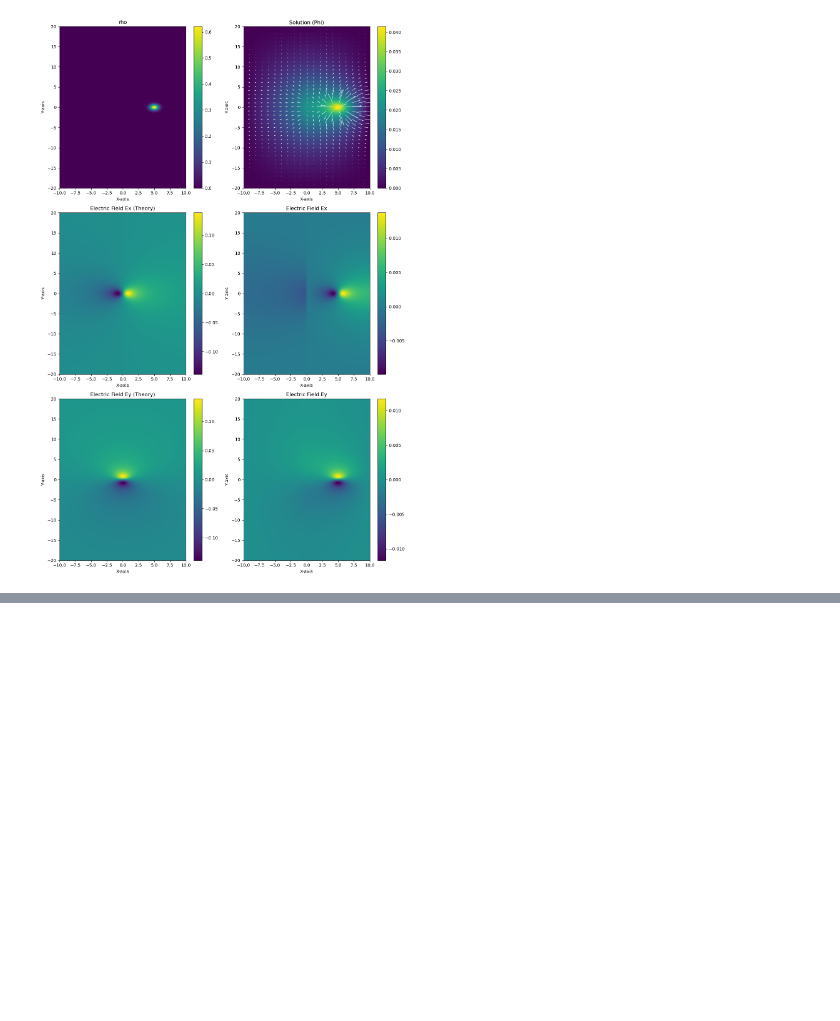
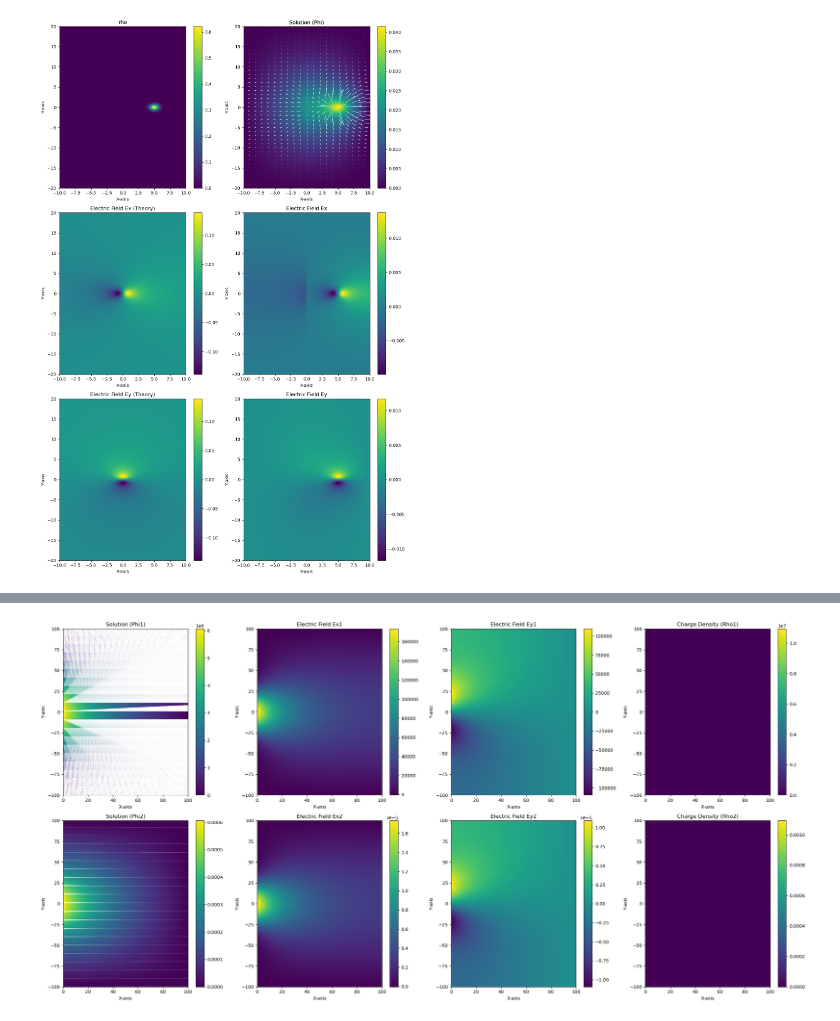
Before and after one commit to KingSpawn15/meep-fields, a Jupyter notebook: matrices_manipulation.ipynb, the cells around one changed output, grey strips where cells are left out. Cells and saved outputs as stored; diff of their text form; code cells hidden in the pictures; blank space fills up the shorter version.

```diff
--- a/matrices_manipulation.ipynb
+++ b/matrices_manipulation.ipynb
@@ -195,0 +556,72 @@ fig.colorbar(c1, ax=axs)
+# %%
+%matplotlib inline
+import matplotlib.pyplot as plt
+
+step = 5
+# Create a 2x4 grid of subplots
+fig, axs = plt.subplots(2, 4, figsize=(24, 12))
+
+# Plot phi1
+c1 = axs[0, 0].imshow(phi1, extent=(xmin, xmax, ymin, ymax), origin='lower', cmap='viridis', aspect='auto')
+axs[0, 0].quiver(X[::step, ::step], Y[::step, ::step], Ex1[::step, ::step], Ey1[::step, ::step],
+                 color='white', scale=.001)
+axs[0, 0].set_title('Solution (Phi1)')
+axs[0, 0].set_xlabel('X-axis')
+axs[0, 0].set_ylabel('Y-axis')
+fig.colorbar(c1, ax=axs[0, 0])
+
+# Plot Ex1
+c2 = axs[0, 1].imshow(Ex1, extent=(xmin, xmax, ymin, ymax), origin='lower', cmap='viridis', aspect='auto')
+axs[0, 1].set_title('Electric Field Ex1')
+axs[0, 1].set_xlabel('X-axis')
+axs[0, 1].set_ylabel('Y-axis')
+fig.colorbar(c2, ax=axs[0, 1])
+
+# Plot Ey1
+c3 = axs[0, 2].imshow(Ey1, extent=(xmin, xmax, ymin, ymax), origin='lower', cmap='viridis', aspect='auto')
+axs[0, 2].set_title('Electric Field Ey1')
+axs[0, 2].set_xlabel('X-axis')
+axs[0, 2].set_ylabel('Y-axis')
+fig.colorbar(c3, ax=axs[0, 2])
+
+# Plot rho1
+c4 = axs[0, 3].imshow(rho1, extent=(xmin, xmax, ymin, ymax), origin='lower', cmap='viridis', aspect='auto')
+axs[0, 3].set_title('Charge Density (Rho1)')
+axs[0, 3].set_xlabel('X-axis')
+axs[0, 3].set_ylabel('Y-axis')
+fig.colorbar(c4, ax=axs[0, 3])
+
+# Plot phi2
+c5 = axs[1, 0].imshow(phi2, extent=(xmin, xmax, ymin, ymax), origin='lower', cmap='viridis', aspect='auto')
+axs[1, 0].quiver(X[::step, ::step], Y[::step, ::step], Ex2[::step, ::step], Ey2[::step, ::step],
+                 color='white', scale=.001)
+axs[1, 0].set_title('Solution (Phi2)')
+axs[1, 0].set_xlabel('X-axis')
+axs[1, 0].set_ylabel('Y-axis')
+fig.colorbar(c5, ax=axs[1, 0])
+
+# Plot Ex2
+c6 = axs[1, 1].imshow(Ex2, extent=(xmin, xmax, ymin, ymax), origin='lower', cmap='viridis', aspect='auto')
+axs[1, 1].set_title('Electric Field Ex2')
+axs[1, 1].set_xlabel('X-axis')
+axs[1, 1].set_ylabel('Y-axis')
+fig.colorbar(c6, ax=axs[1, 1])
+
+# Plot Ey2
+c7 = axs[1, 2].imshow(Ey2, extent=(xmin, xmax, ymin, ymax), origin='lower', cmap='viridis', aspect='auto')
+axs[1, 2].set_title('Electric Field Ey2')
+axs[1, 2].set_xlabel('X-axis')
+axs[1, 2].set_ylabel('Y-axis')
+fig.colorbar(c7, ax=axs[1, 2])
+
+# Plot rho2
+c8 = axs[1, 3].imshow(rho2, extent=(xmin, xmax, ymin, ymax), origin='lower', cmap='viridis', aspect='auto')
+axs[1, 3].set_title('Charge Density (Rho2)')
+axs[1, 3].set_xlabel('X-axis')
+axs[1, 3].set_ylabel('Y-axis')
+fig.colorbar(c8, ax=axs[1, 3])
+
+plt.tight_layout()
+plt.show()
+# %% [output]
+[figure, added]
```
Also changed, not shown: parts of 15 cells of this notebook, 4 other files.
